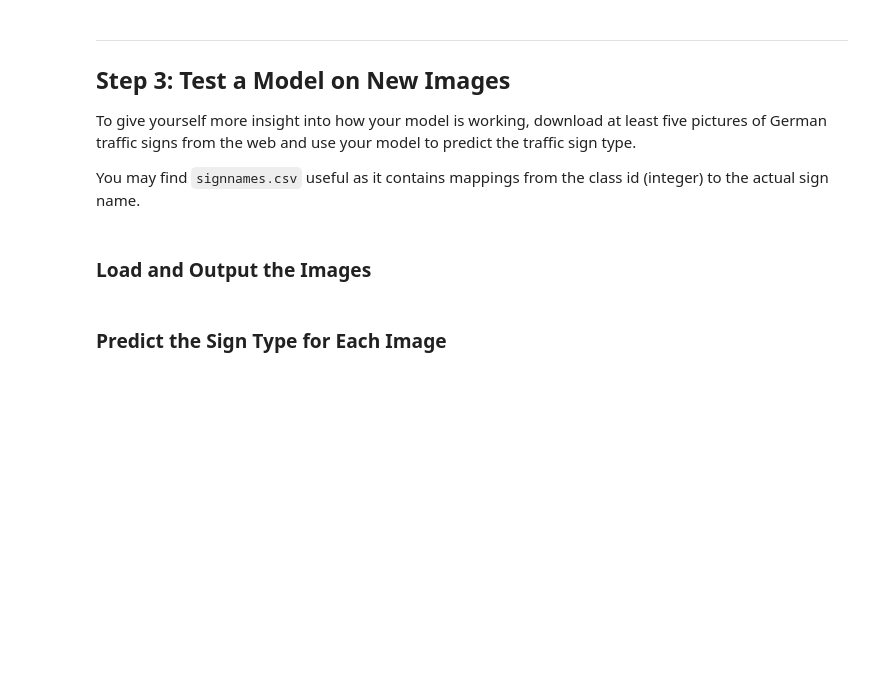
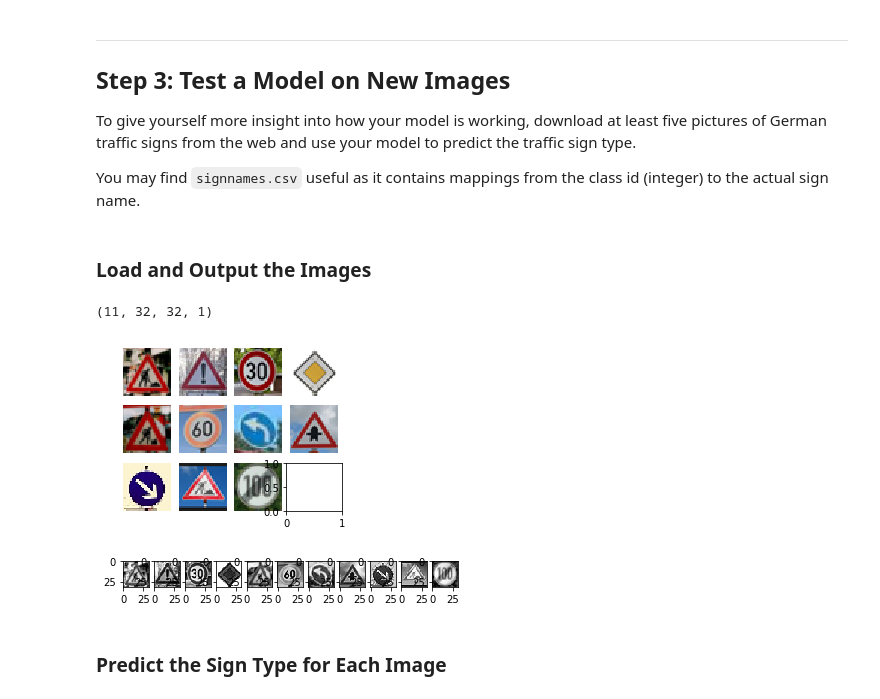
Before and after one commit to lizhang101/CarND, a Jupyter notebook: CarND-Traffic-Sign-Classifier-Project/Traffic_Sign_Classifier_v2.ipynb, the cells around one changed output. Drawn from its saved outputs; the diff is of its cells as text; code cells hidden in the pictures; blank space fills up the shorter version.

```diff
--- a/CarND-Traffic-Sign-Classifier-Project/Traffic_Sign_Classifier_v2.ipynb
+++ b/CarND-Traffic-Sign-Classifier-Project/Traffic_Sign_Classifier_v2.ipynb
@@ -831,30 +861,34 @@ You may find `signnames.csv` useful as it contains mappings from the class id (i
 # %%
 ### Load the images and plot them here.
 ### Feel free to use as many code cells as needed.
 import glob
 import matplotlib.image as mpimg
 
 fig, axs = plt.subplots(3,4, figsize=(4, 3))
 fig.subplots_adjust(hspace = .2, wspace=.001)
 axs = axs.ravel()
 
 new_images_orig = []
 
 for i, img in enumerate(glob.glob('./mySigns/*.png')):
     image = cv2.cvtColor(cv2.imread(img), cv2.COLOR_BGR2RGB)
     axs[i].axis('off')
     axs[i].imshow(image)
     new_images_orig.append(image)
 
 new_images = np.asarray(new_images_orig)
 new_images = normalize(rgb2gray(eq_Hist(new_images)))
 
 print(new_images.shape)
 show_images(new_images)
 
-new_labels = [25, 1, 11, 34,
-              12, 25, 25, 38,
-              7,18,3]
+new_labels = [25, 18, 1, 12,
+              25, 3, 34, 11,
+              38, 25, 7]
+# %% [output]
+(11, 32, 32, 1)
+[figure, added]
+[figure, added]
 # %% [markdown]
 ### Predict the Sign Type for Each Image
 # %%
```
Also changed, not shown: parts of 11 cells of this notebook.
